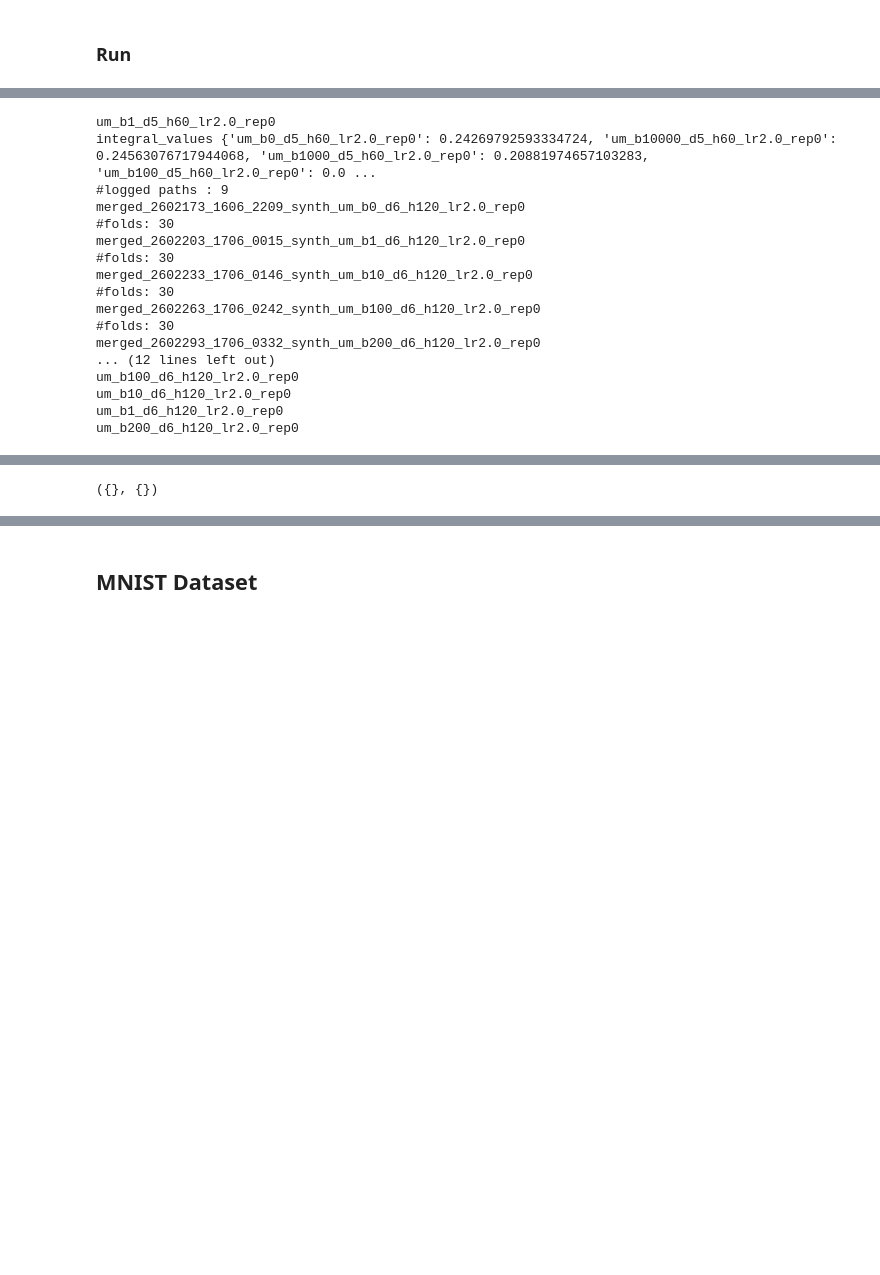
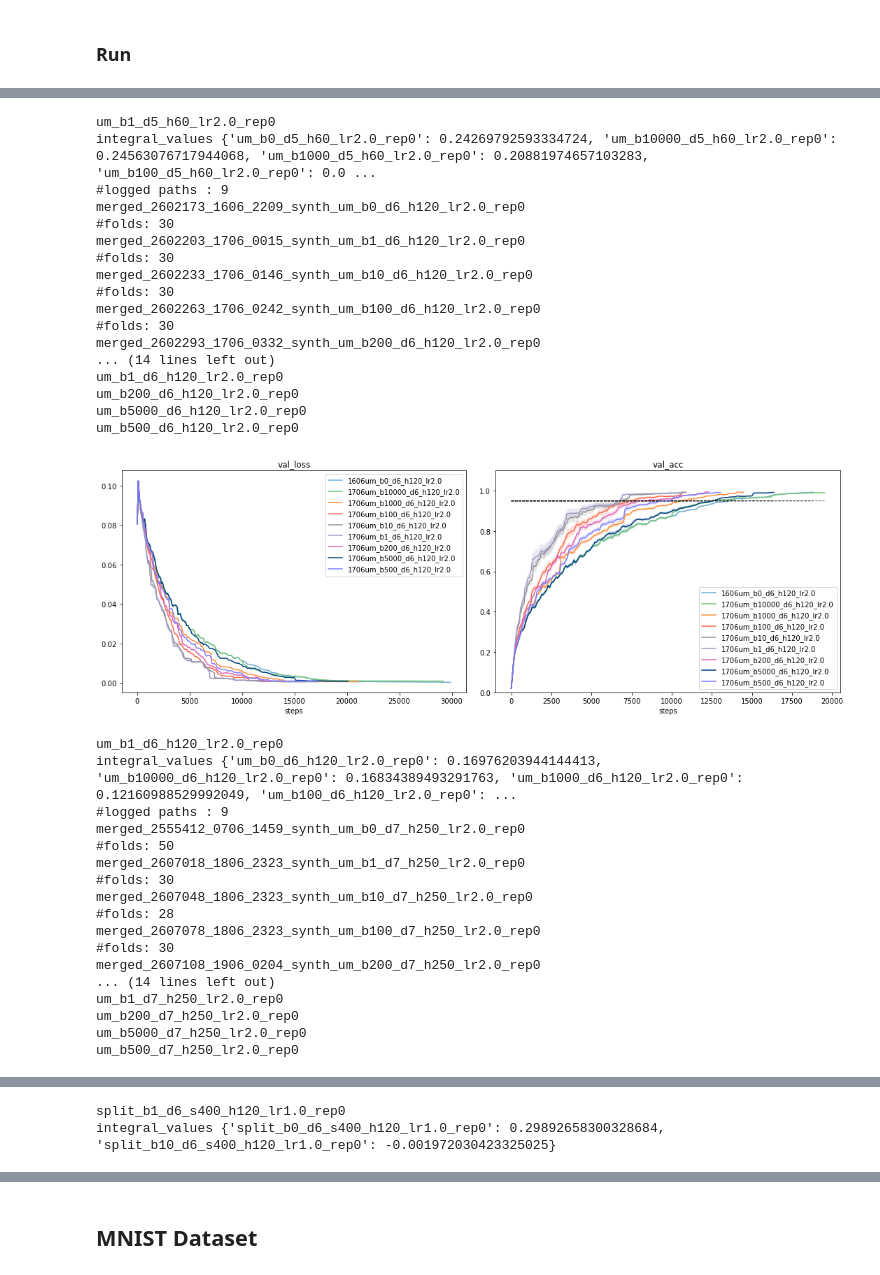
Before and after one commit to jeromel05/Ultrametric-benchmark-v2, a Jupyter notebook: notebooks/postprocessing_metrics.ipynb, the cells around one changed output, grey strips where cells are left out. Drawn from its saved outputs; the diff is of its cells as text; code cells hidden in the pictures; blank space fills up the shorter version.

```diff
--- a/notebooks/postprocessing_metrics.ipynb
+++ b/notebooks/postprocessing_metrics.ipynb
@@ -401,7 +439,9 @@ integral_values_dict_um, integral_values_dict_split = dict(), dict()
 patts_to_search_um = ['synth_um_b[0-9]*_d5_+h60_lr2', 'synth_um_b[0-9]*_d6_+h120_lr2', 'synth_um_b[0-9]*_d7_+h250_lr2', 'synth_um_b[0-9]*_d8_+h500_lr5'] # 'synth_um_b[01]*_d9_h1000_lr5']
 patts_to_search_split = ['synth_split_b[0-9]*_d5_*(s[0-9]*)*_h[0-9]+_lr', 'synth_split_b[0-9]*_d6_*(s[0-9]*)*_h[0-9]+_lr']
 
-for res_dict, patt_list, log_path in zip([integral_values_dict_um, integral_values_dict_split],[patts_to_search_um, patts_to_search_split], [MERGED_LOG_PATH, SPLIT_MERGED_LOG_PATH]):
+for res_dict, patt_list, log_path in zip([integral_values_dict_um, integral_values_dict_split],
+                                         [patts_to_search_um, patts_to_search_split],
+                                         [MERGED_LOG_PATH, SPLIT_MERGED_LOG_PATH]):
     for patt in patt_list:
         val_accs_dict = plot_runs_w_regex(patt, 0.9, log_path, verbose=False, delete_dir=False)
         integral_values, name, b0_max_idx = compute_integral_values(val_accs_dict)
@@ -413,33 +453,51 @@ merged_2550576_0706_0057_synth_um_b0_d5_h60_lr2.0_rep0
 #folds: 50
 merged_2604188_1706_1722_synth_um_b1_d5_h60_lr2.0_rep0
 #folds: 30
 merged_2604218_1706_1800_synth_um_b10_d5_h60_lr2.0_rep0
 #folds: 30
 merged_2604157_1706_1602_synth_um_b100_d5_h60_lr2.0_rep0
 #folds: 30
 merged_2602139_1606_2143_synth_um_b200_d5_h60_lr2.0_rep0
 #folds: 30
 merged_2602445_1706_1112_synth_um_b500_d5_h60_lr2.0_rep0
 ... (12 lines left out)
 um_b1_d5_h60_lr2.0_rep0
 um_b200_d5_h60_lr2.0_rep0
 um_b5000_d5_h60_lr2.0_rep0
 um_b500_d5_h60_lr2.0_rep0
 [figure]
 um_b1_d5_h60_lr2.0_rep0
 integral_values {'um_b0_d5_h60_lr2.0_rep0': 0.24269792593334724, 'um_b10000_d5_h60_lr2.0_rep0': 0.24563076717944068, 'um_b1000_d5_h60_lr2.0_rep0': 0.20881974657103283, 'um_b100_d5_h60_lr2.0_rep0': 0.0 ...
 #logged paths : 9
 merged_2602173_1606_2209_synth_um_b0_d6_h120_lr2.0_rep0
 #folds: 30
 merged_2602203_1706_0015_synth_um_b1_d6_h120_lr2.0_rep0
 #folds: 30
 merged_2602233_1706_0146_synth_um_b10_d6_h120_lr2.0_rep0
 #folds: 30
 merged_2602263_1706_0242_synth_um_b100_d6_h120_lr2.0_rep0
 #folds: 30
 merged_2602293_1706_0332_synth_um_b200_d6_h120_lr2.0_rep0
-... (12 lines left out)
-um_b100_d6_h120_lr2.0_rep0
-um_b10_d6_h120_lr2.0_rep0
+... (14 lines left out)
 um_b1_d6_h120_lr2.0_rep0
 um_b200_d6_h120_lr2.0_rep0
+um_b5000_d6_h120_lr2.0_rep0
+um_b500_d6_h120_lr2.0_rep0
+[figure, added]
+um_b1_d6_h120_lr2.0_rep0
+integral_values {'um_b0_d6_h120_lr2.0_rep0': 0.16976203944144413, 'um_b10000_d6_h120_lr2.0_rep0': 0.16834389493291763, 'um_b1000_d6_h120_lr2.0_rep0': 0.12160988529992049, 'um_b100_d6_h120_lr2.0_rep0': ...
+#logged paths : 9
+merged_2555412_0706_1459_synth_um_b0_d7_h250_lr2.0_rep0
+#folds: 50
+merged_2607018_1806_2323_synth_um_b1_d7_h250_lr2.0_rep0
+#folds: 30
+merged_2607048_1806_2323_synth_um_b10_d7_h250_lr2.0_rep0
+#folds: 28
+merged_2607078_1806_2323_synth_um_b100_d7_h250_lr2.0_rep0
+#folds: 30
+merged_2607108_1906_0204_synth_um_b200_d7_h250_lr2.0_rep0
+... (14 lines left out)
+um_b1_d7_h250_lr2.0_rep0
+um_b200_d7_h250_lr2.0_rep0
+um_b5000_d7_h250_lr2.0_rep0
+um_b500_d7_h250_lr2.0_rep0
@@ -446,7 +559,5 @@ um_b200_d6_h120_lr2.0_rep0
+split_b1_d6_s400_h120_lr1.0_rep0
+integral_values {'split_b0_d6_s400_h120_lr1.0_rep0': 0.29892658300328684, 'split_b10_d6_s400_h120_lr1.0_rep0': -0.001972030423325025}
-# %%
-integral_values_dict_um, integral_values_dict_split
-# %% [output]
-({}, {})
 # %%
 import seaborn as sns
 from scipy.optimize import curve_fit
```
Also changed, not shown: parts of 5 cells of this notebook, 13 other files.
